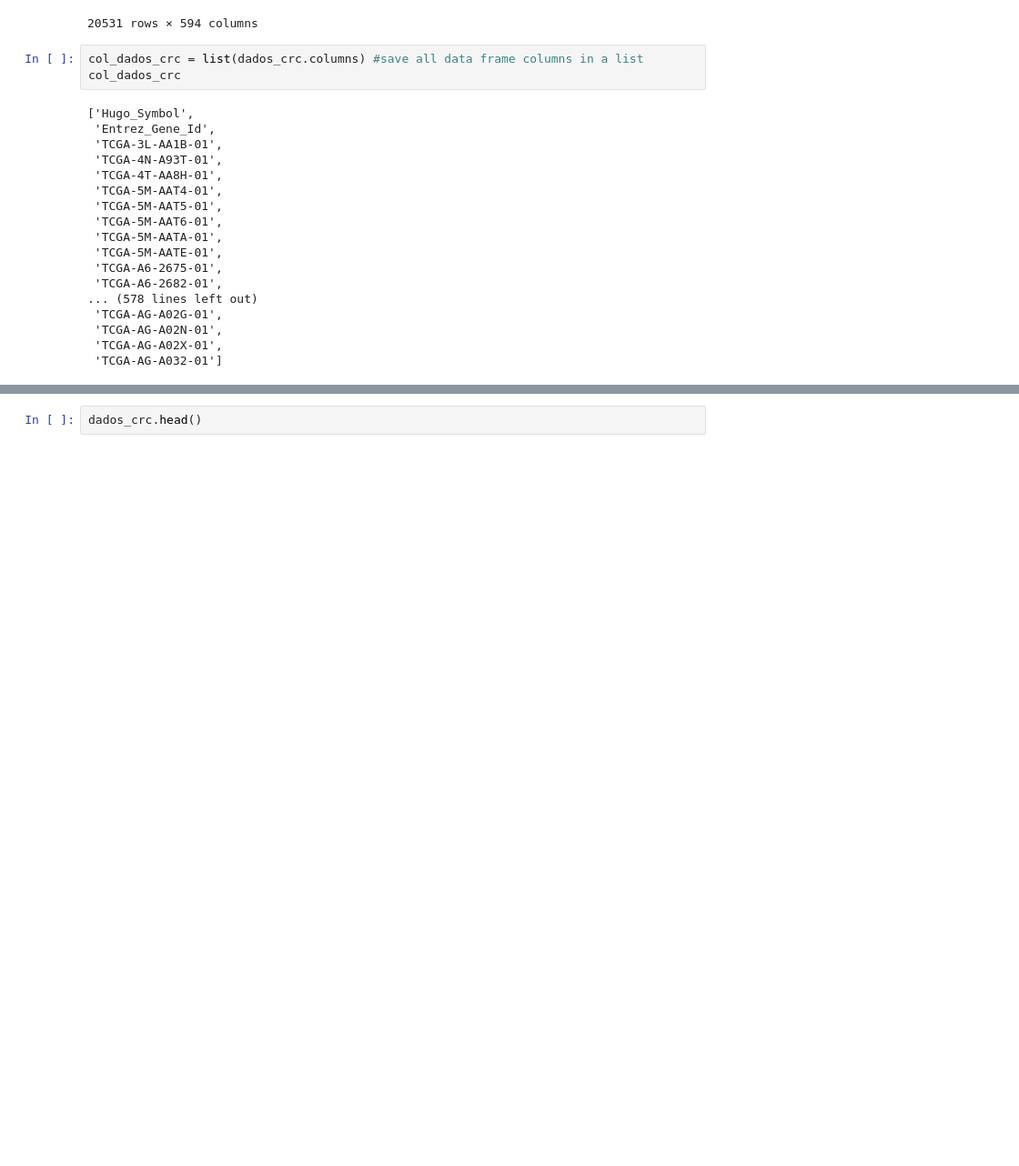
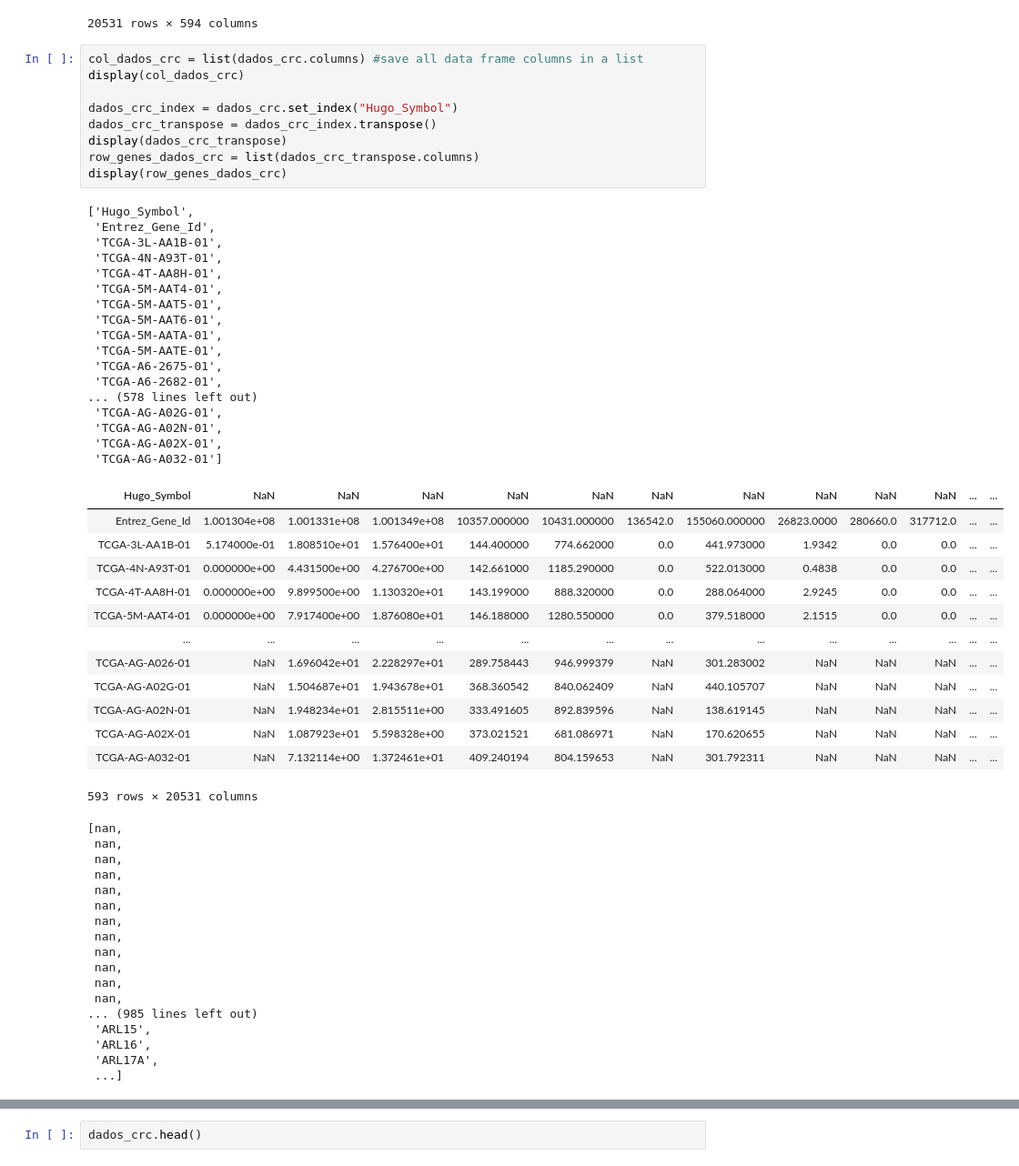
Before and after one commit to edgar-pinto/MEBIOM_BIOINF, a Jupyter notebook: dataset1.ipynb, the cells around one changed output, grey strips where cells are left out. Shown at 91% size. Saved outputs shown, nothing was run; the diff lists cells and outputs as text; blank space fills up the shorter version.

```diff
--- a/dataset1.ipynb
+++ b/dataset1.ipynb
@@ -26,25 +31,61 @@ display(dados_crc) #table display
 20531 rows × 594 columns
 # %%
 col_dados_crc = list(dados_crc.columns) #save all data frame columns in a list
-col_dados_crc
+display(col_dados_crc)
+
+dados_crc_index = dados_crc.set_index("Hugo_Symbol")
+dados_crc_transpose = dados_crc_index.transpose()
+display(dados_crc_transpose)
+row_genes_dados_crc = list(dados_crc_transpose.columns)
+display(row_genes_dados_crc)
 # %% [output]
 ['Hugo_Symbol',
  'Entrez_Gene_Id',
  'TCGA-3L-AA1B-01',
  'TCGA-4N-A93T-01',
  'TCGA-4T-AA8H-01',
  'TCGA-5M-AAT4-01',
  'TCGA-5M-AAT5-01',
  'TCGA-5M-AAT6-01',
  'TCGA-5M-AATA-01',
  'TCGA-5M-AATE-01',
  'TCGA-A6-2675-01',
  'TCGA-A6-2682-01',
 ... (578 lines left out)
  'TCGA-AG-A02G-01',
  'TCGA-AG-A02N-01',
  'TCGA-AG-A02X-01',
  'TCGA-AG-A032-01']
+| Hugo_Symbol | NaN | NaN | NaN | NaN | NaN | NaN | NaN | NaN | NaN | NaN | ... | ... |
+| Entrez_Gene_Id | 1.001304e+08 | 1.001331e+08 | 1.001349e+08 | 10357.000000 | 10431.000000 | 136542.0 | 155060.000000 | 26823.0000 | 280660.0 | 317712.0 | ... | ... |
+| TCGA-3L-AA1B-01 | 5.174000e-01 | 1.808510e+01 | 1.576400e+01 | 144.400000 | 774.662000 | 0.0 | 441.973000 | 1.9342 | 0.0 | 0.0 | ... | ... |
+| TCGA-4N-A93T-01 | 0.000000e+00 | 4.431500e+00 | 4.276700e+00 | 142.661000 | 1185.290000 | 0.0 | 522.013000 | 0.4838 | 0.0 | 0.0 | ... | ... |
+| TCGA-4T-AA8H-01 | 0.000000e+00 | 9.899500e+00 | 1.130320e+01 | 143.199000 | 888.320000 | 0.0 | 288.064000 | 2.9245 | 0.0 | 0.0 | ... | ... |
+| TCGA-5M-AAT4-01 | 0.000000e+00 | 7.917400e+00 | 1.876080e+01 | 146.188000 | 1280.550000 | 0.0 | 379.518000 | 2.1515 | 0.0 | 0.0 | ... | ... |
+| ... | ... | ... | ... | ... | ... | ... | ... | ... | ... | ... | ... | ... |
+| TCGA-AG-A026-01 | NaN | 1.696042e+01 | 2.228297e+01 | 289.758443 | 946.999379 | NaN | 301.283002 | NaN | NaN | NaN | ... | ... |
+| TCGA-AG-A02G-01 | NaN | 1.504687e+01 | 1.943678e+01 | 368.360542 | 840.062409 | NaN | 440.105707 | NaN | NaN | NaN | ... | ... |
+| TCGA-AG-A02N-01 | NaN | 1.948234e+01 | 2.815511e+00 | 333.491605 | 892.839596 | NaN | 138.619145 | NaN | NaN | NaN | ... | ... |
+| TCGA-AG-A02X-01 | NaN | 1.087923e+01 | 5.598328e+00 | 373.021521 | 681.086971 | NaN | 170.620655 | NaN | NaN | NaN | ... | ... |
+| TCGA-AG-A032-01 | NaN | 7.132114e+00 | 1.372461e+01 | 409.240194 | 804.159653 | NaN | 301.792311 | NaN | NaN | NaN | ... | ... |
+593 rows × 20531 columns
+[nan,
+ nan,
+ nan,
+ nan,
+ nan,
+ nan,
+ nan,
+ nan,
+ nan,
+ nan,
+ nan,
+ nan,
+... (985 lines left out)
+ 'ARL15',
+ 'ARL16',
+ 'ARL17A',
+ ...]
 # %%
 #determine the tissue source site (TSS)
 tss = [] #to append TSS values
```
Also changed, not shown: parts of 20 cells of this notebook.
